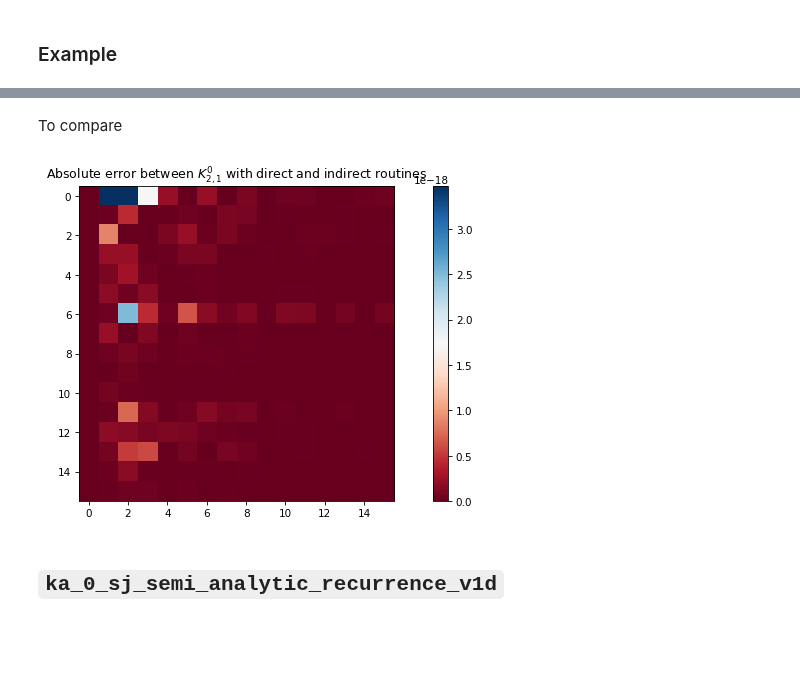
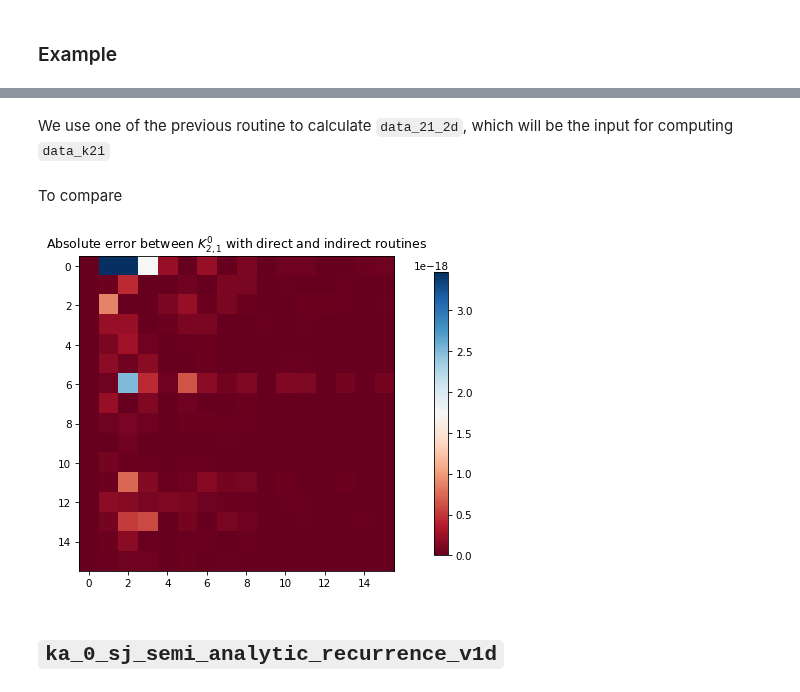
Before and after one commit to iamartineza/biosspheres, a Jupyter notebook: notebooks/crossinteraction_laplace_overview.ipynb, the cells around one changed output, grey strips where cells are left out. Cells and saved outputs as stored; diff of their text form; code cells hidden in the pictures; blank space fills up the shorter version.

```diff
--- a/notebooks/crossinteraction_laplace_overview.ipynb
+++ b/notebooks/crossinteraction_laplace_overview.ipynb
@@ -624,3 +656,5 @@ big_l_c = 25
+# %% [markdown]
+We use one of the previous routine to calculate `data_21_2d`, which will be the input for computing `data_k21`
 # %%
 quantity_theta_points, quantity_phi_points, weights, pre_vector_t_2d = \
     quadratures.gauss_legendre_trapezoidal_2d(big_l_c)
@@ -649,13 +683,13 @@ data_k21_2d = cross.k_0_sj_semi_analytic_v2d(
 # %%
 plt.figure(dpi=75., layout='constrained')
 im = np.abs(data_k21_2d - data_k21)
 plt.imshow(im, cmap='RdBu')
-plt.colorbar()
+plt.colorbar(shrink=0.9)
 plt.title('Absolute error between $K_{2,1}^0$ with direct and indirect '
           'routines')
 plt.show()
 # %% [output]
-[figure, old version]
+[figure, new version]
 # %% [markdown]
 ## `ka_0_sj_semi_analytic_recurrence_v1d`
 # %% [markdown]
```
Also changed, not shown: parts of 28 cells of this notebook.
